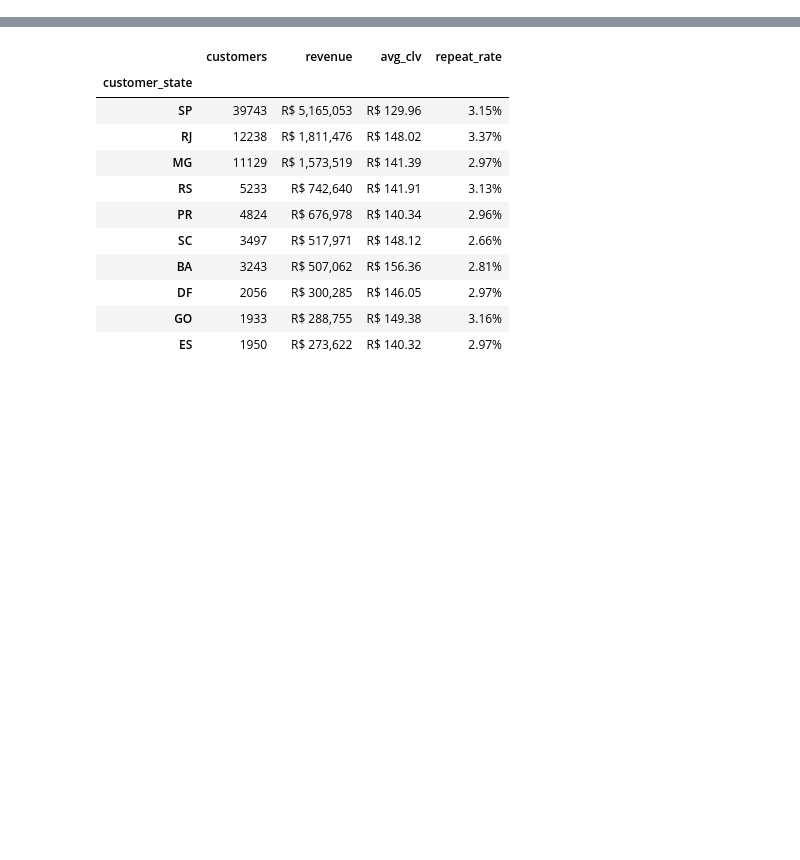
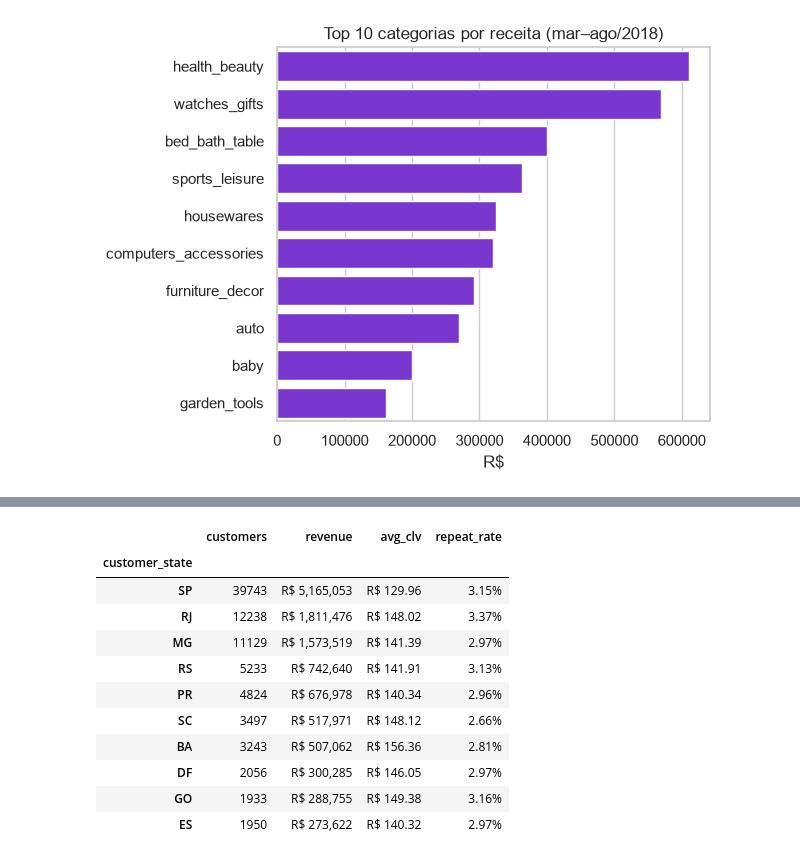
Before and after one commit to PedroReste/ifood_case_analytics_engineer, a Jupyter notebook: notebooks/02_exploratory_analysis.ipynb, the cells around one changed output, grey strips where cells are left out. Cells and saved outputs as stored; diff of their text form; code cells hidden in the pictures; blank space fills up the shorter version.

```diff
--- a/notebooks/02_exploratory_analysis.ipynb
+++ b/notebooks/02_exploratory_analysis.ipynb
@@ -123,10 +0,0 @@ A base não contém custos: usamos GMV (soma de `price`) como proxy, declaradame
-# %%
-category = con.sql("""
-    SELECT category, COUNT(DISTINCT order_id) AS orders, SUM(price) AS revenue,
-           AVG(review_score) AS avg_review_score, AVG(CAST(is_late AS INTEGER)) AS late_rate
-    FROM fact_order_items
-    WHERE order_status NOT IN ('canceled', 'unavailable')
-    GROUP BY 1 ORDER BY revenue DESC LIMIT 10
-""").df()
-sns.barplot(data=category, y='category', x='revenue', color='#EA1D2C').set(title='Top 10 categorias por receita', xlabel='R$', ylabel=''); plt.tight_layout()
-category[['category', 'orders', 'revenue', 'avg_review_score', 'late_rate']]
@@ -238,0 +109,14 @@ CLV é GMV histórico observado por cliente, porque a janela curta não sustenta
+# %%
+category = con.sql("""
+    SELECT category, COUNT(DISTINCT order_id) AS pedidos,
+        SUM(price) AS receita,
+        ROUND(SUM(price) / COUNT(DISTINCT order_id), 2) AS ticket_medio,
+        AVG(review_score) AS nota_media,
+        AVG(CAST(is_late AS INTEGER)) AS taxa_atraso
+    FROM fact_order_items
+    WHERE order_status NOT IN ('canceled', 'unavailable')
+      AND order_purchase_timestamp >= '2018-03-01'
+      AND order_purchase_timestamp < '2018-09-01'
+    GROUP BY 1 ORDER BY receita DESC LIMIT 10
+""").df()
+category[['category', 'pedidos', 'receita', 'ticket_medio', 'nota_media', 'taxa_atraso']]
@@ -238,0 +135,4 @@ CLV é GMV histórico observado por cliente, porque a janela curta não sustenta
+# %%
+sns.barplot(data=category, y='category', x='receita', color="#761DEA").set(title='Top 10 categorias por receita (mar–ago/2018)', xlabel='R$', ylabel=''); plt.tight_layout()
+# %% [output]
+[figure, added]
```
Also changed, not shown: parts of 48 cells of this notebook, 11 other files.
